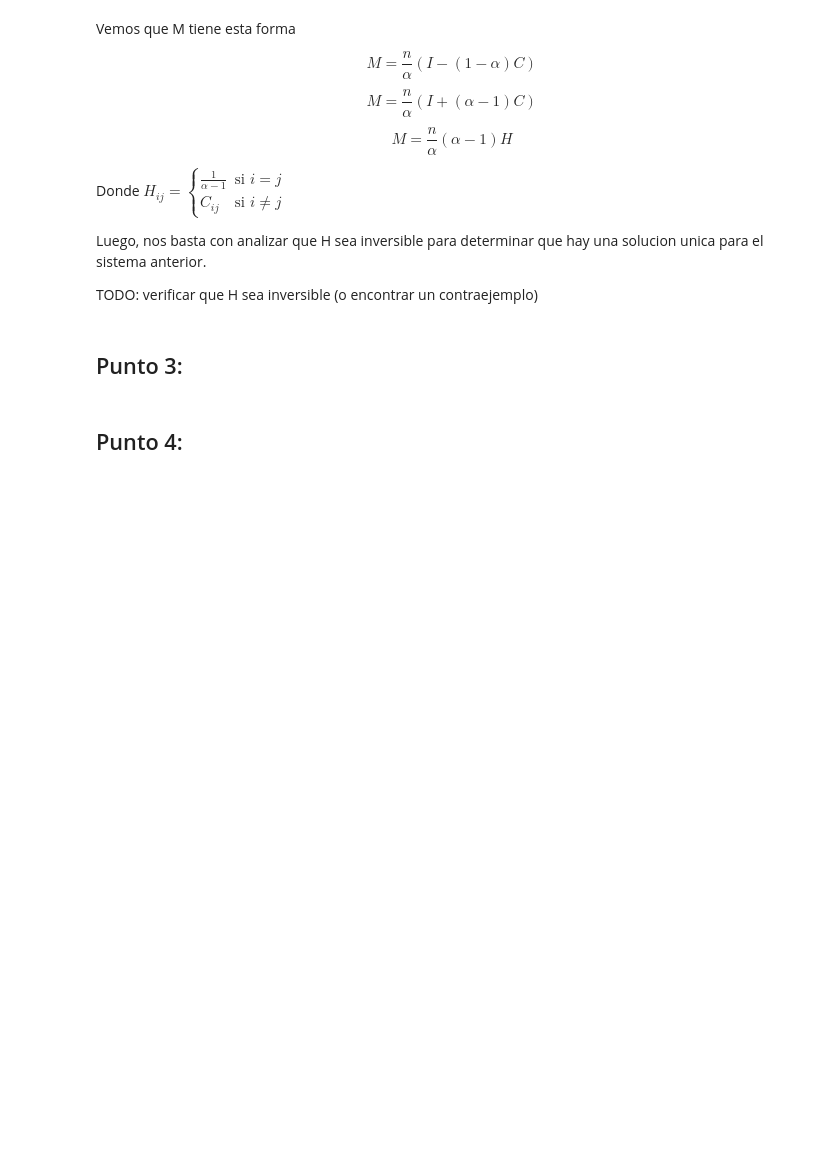
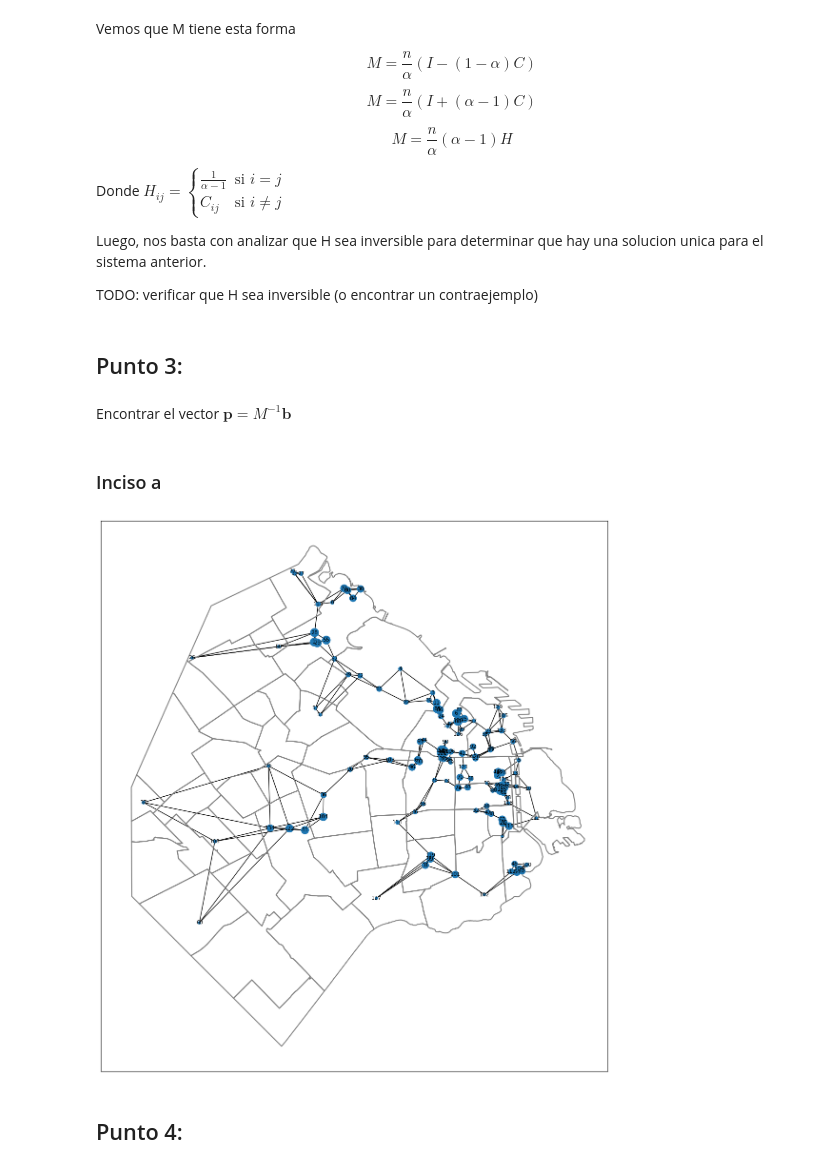
Before and after one commit to pedrofuentes79/ALC-tp1, a Jupyter notebook: tp1/TP1_template.ipynb, the cells around one changed output. Saved outputs shown, nothing was run; the diff lists cells and outputs as text; code cells hidden in the pictures; blank space fills up the shorter version.

Commit message:
agrega calculo del pagerank

```diff
--- a/tp1/TP1_template.ipynb
+++ b/tp1/TP1_template.ipynb
@@ -117,6 +117,33 @@ Luego, nos basta con analizar que H sea inversible para determinar que hay una s
 TODO: verificar que H sea inversible (o encontrar un contraejemplo)
 # %% [markdown]
 ## Punto 3:
+# %% [markdown]
+Encontrar el vector $\mathbf{p} = M^{-1} \mathbf{b}$
+# %% [markdown]
+### Inciso a
+# %%
+from template_funciones import *
+
+# Usamos alpha = 0.2, m=3
+alpha = 0.2
+m = 3
+A = construye_adyacencia(D,m)
+p = calcula_pagerank(A,alpha)
+
+factor_escala = 1e4
+p_normalized = p / p.sum()  # Normalizamos el pagerank
+
+# Visualizamos la red
+# Cada nodo tiene un tamano proporcional a su PageRank
+
+fig, ax = plt.subplots(figsize=(15, 15)) # Visualización de la red en el mapa
+barrios.to_crs("EPSG:22184").boundary.plot(color='gray',ax=ax) # Graficamos Los barrios
+nx.draw_networkx(G, G_layout, ax=ax, node_size=p_normalized*factor_escala, with_labels=False) # Graficamos los museos con tamaño proporcional al pagerank
+
+labels = {n: str(n) for i, n in enumerate(G.nodes)}
+_ = nx.draw_networkx_labels(G, G_layout, labels=labels, font_size=8, font_color="k")  # Agregamos los nombres
+# %% [output]
+[figure, added]
 # %% [markdown]
 ## Punto 4:
 # %% [markdown]
```
Also changed, not shown: parts of 1 cell of this notebook, 2 other files.
